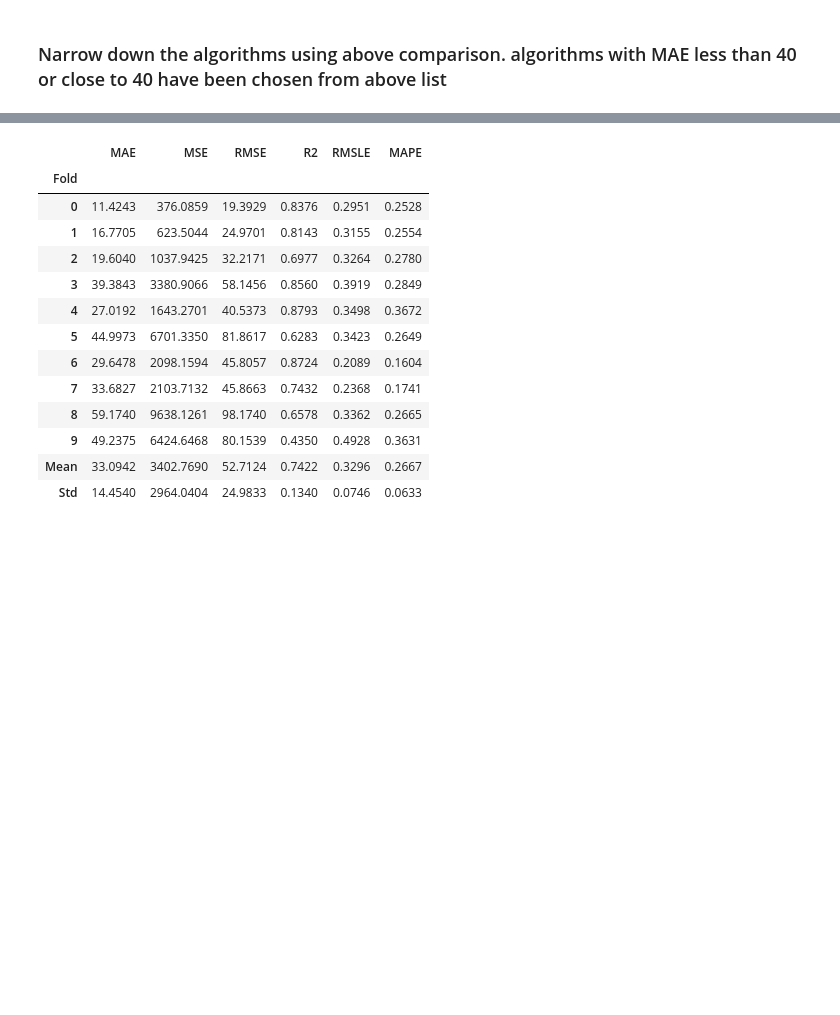
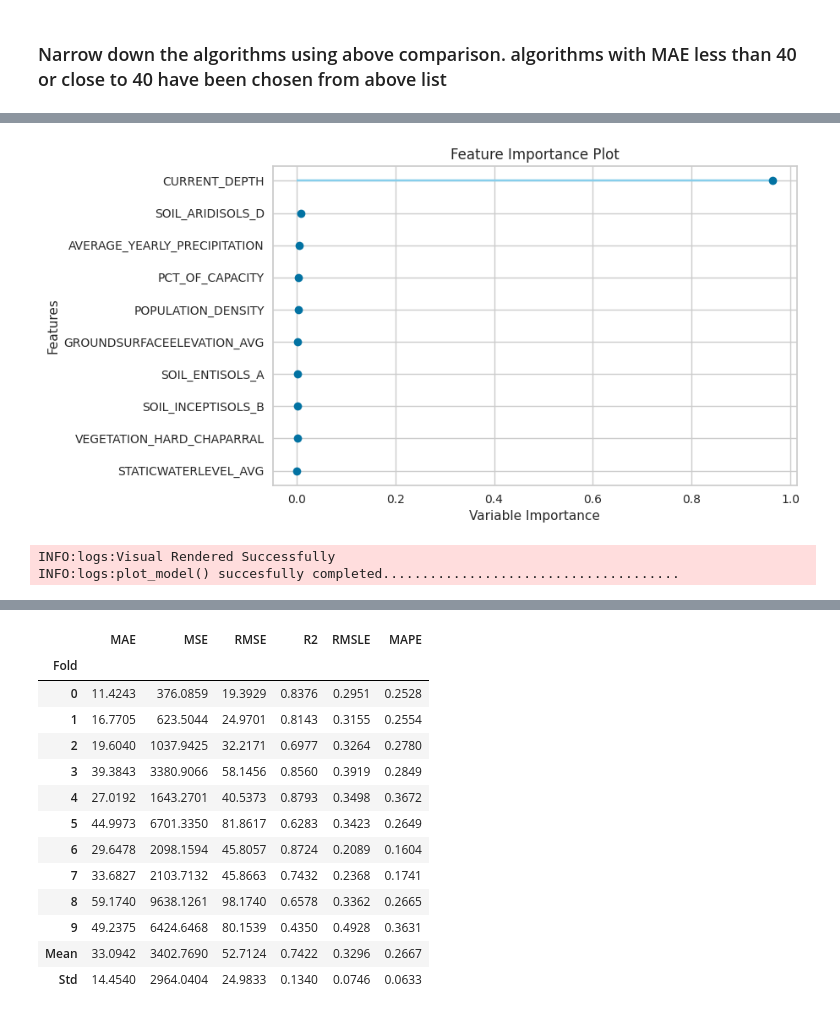
Before and after one commit to sjtalkar/milestone2_waterwells_deepnote, a Jupyter notebook: ml/supervised_learning_automated_target_shifted.ipynb, the cells around one changed output, grey strips where cells are left out. Cells and saved outputs as stored; diff of their text form; code cells hidden in the pictures; blank space fills up the shorter version.

```diff
--- a/ml/supervised_learning_automated_target_shifted.ipynb
+++ b/ml/supervised_learning_automated_target_shifted.ipynb
@@ -278,3 +288,6 @@ INFO:logs:PowerTransformedTargetRegressor(alpha=0.9, ccp_alpha=0.0,
                                 validation_fraction=0.1, verbose=0,
                                 warm_start=False)
 INFO:logs:create_model() succesfully completed......................................
+# %%
+plot_model(best_model_created, plot='feature')
+# %% [output]
@@ -281,3 +300,6 @@ INFO:logs:create_model() succesfully completed..................................
+[figure, added]
+INFO:logs:Visual Rendered Successfully
+INFO:logs:plot_model() succesfully completed......................................
 # %%
 best_gbr_model = create_model('gbr')
 # %% [output]
```
Also changed, not shown: parts of 30 cells of this notebook.
